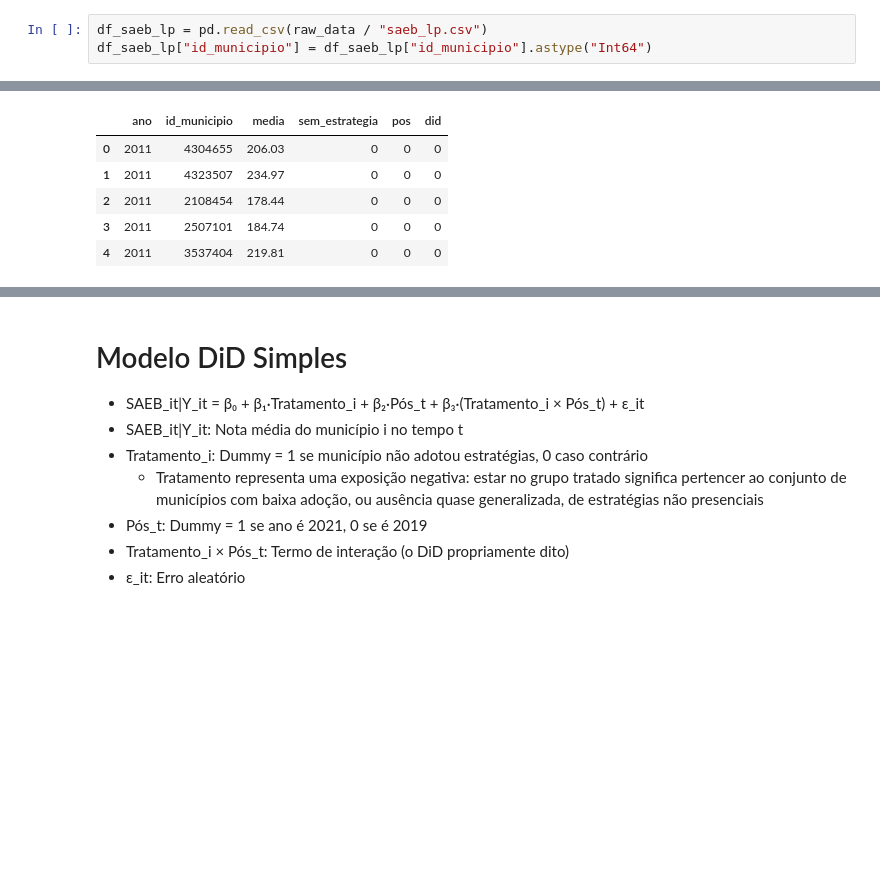
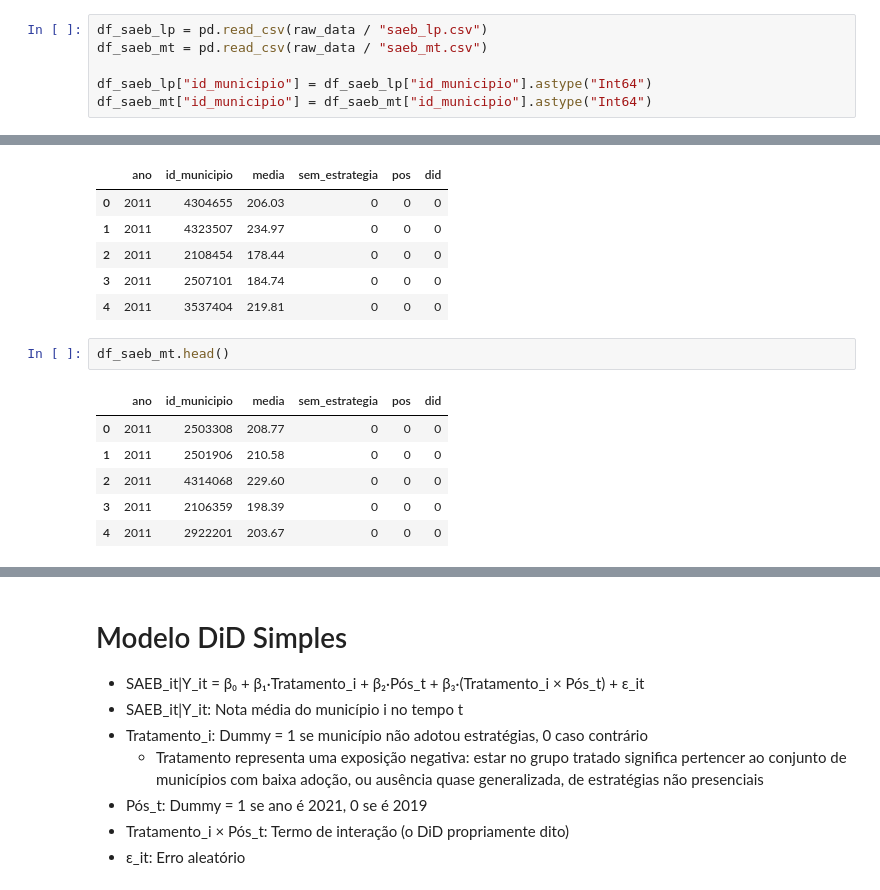
Before and after one commit to aspeddro/tcc, a Jupyter notebook: main.ipynb, the cells around one changed output, grey strips where cells are left out. Saved outputs shown, nothing was run; the diff lists cells and outputs as text; blank space fills up the shorter version.

```diff
--- a/main.ipynb
+++ b/main.ipynb
@@ -99,6 +116,9 @@ group by ano, id_municipio""",
 # %%
 df_saeb_lp = pd.read_csv(raw_data / "saeb_lp.csv")
+df_saeb_mt = pd.read_csv(raw_data / "saeb_mt.csv")
+
 df_saeb_lp["id_municipio"] = df_saeb_lp["id_municipio"].astype("Int64")
+df_saeb_mt["id_municipio"] = df_saeb_mt["id_municipio"].astype("Int64")
 # %%
 # Visualizando o dataframe
 df_saeb_lp.head()
@@ -145,4 +187,13 @@ df_saeb_lp.head()
 | 2 | 2011 | 2108454 | 178.44 | 0 | 0 | 0 |
 | 3 | 2011 | 2507101 | 184.74 | 0 | 0 | 0 |
 | 4 | 2011 | 3537404 | 219.81 | 0 | 0 | 0 |
+# %%
+df_saeb_mt.head()
+# %% [output]
+|  | ano | id_municipio | media | sem_estrategia | pos | did |
+| 0 | 2011 | 2503308 | 208.77 | 0 | 0 | 0 |
+| 1 | 2011 | 2501906 | 210.58 | 0 | 0 | 0 |
+| 2 | 2011 | 4314068 | 229.60 | 0 | 0 | 0 |
+| 3 | 2011 | 2106359 | 198.39 | 0 | 0 | 0 |
+| 4 | 2011 | 2922201 | 203.67 | 0 | 0 | 0 |
 # %%
```
Also changed, not shown: parts of 15 cells of this notebook, 6 other files.
